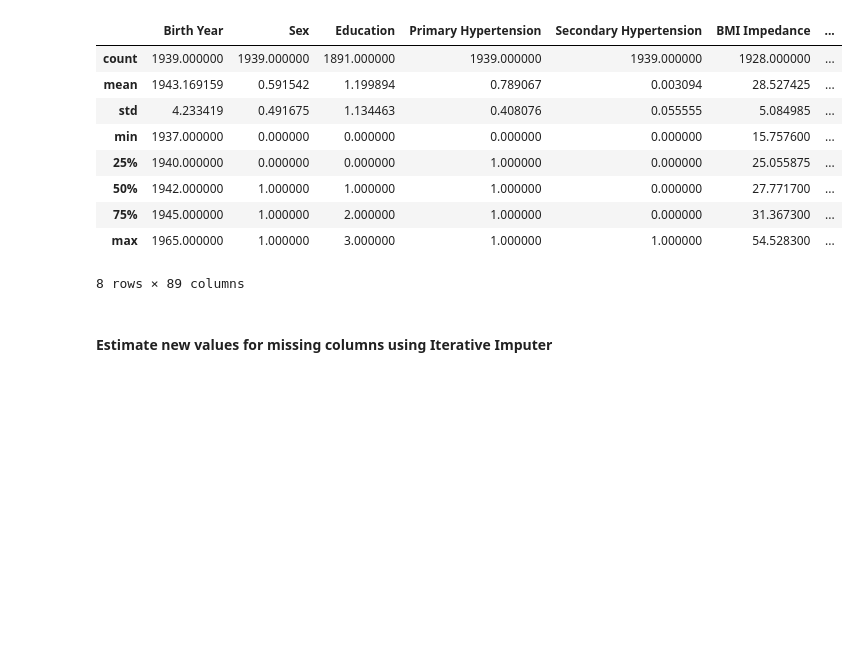
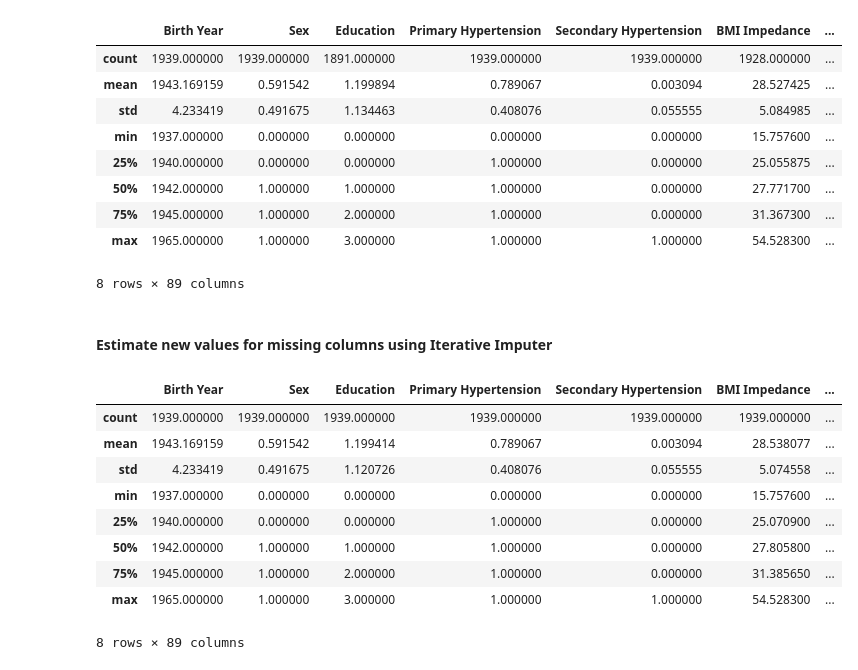
Before and after one commit to Miker2808/MTA-VascularDementiaPredictor, a Jupyter notebook: postporcess_diagnosed.ipynb, the cells around one changed output. Cells and saved outputs as stored; diff of their text form; code cells hidden in the pictures; blank space fills up the shorter version.

```diff
--- a/postporcess_diagnosed.ipynb
+++ b/postporcess_diagnosed.ipynb
@@ -120,20 +120,19 @@ import time
 # %%
 df = pd.read_csv("diagnosed_processed.csv")
 
-# Note: runtime is ~30min with 6 threads, the constraint is memory.
-
-start_time = time.time()
-
-estimator = RandomForestRegressor(
-    n_estimators=50,
-    max_depth = 15,
-    n_jobs = -1 # use all available threads
-)
-
-imputer = IterativeImputer(estimator=estimator, max_iter=20)
+imputer = IterativeImputer(max_iter=50)
 df_imputed = pd.DataFrame(imputer.fit_transform(df), columns=df.columns)
-
-print(f"Code execution time: {(time.time() - start_time):.4f} seconds")
 
 df_imputed.to_csv("diagnosed_imputed.csv", index=False)
 df_imputed.describe()
+# %% [output]
+|  | Birth Year | Sex | Education | Primary Hypertension | Secondary Hypertension | BMI Impedance | ... |
+| count | 1939.000000 | 1939.000000 | 1939.000000 | 1939.000000 | 1939.000000 | 1939.000000 | ... |
+| mean | 1943.169159 | 0.591542 | 1.199414 | 0.789067 | 0.003094 | 28.538077 | ... |
+| std | 4.233419 | 0.491675 | 1.120726 | 0.408076 | 0.055555 | 5.074558 | ... |
+| min | 1937.000000 | 0.000000 | 0.000000 | 0.000000 | 0.000000 | 15.757600 | ... |
+| 25% | 1940.000000 | 0.000000 | 0.000000 | 1.000000 | 0.000000 | 25.070900 | ... |
+| 50% | 1942.000000 | 1.000000 | 1.000000 | 1.000000 | 0.000000 | 27.805800 | ... |
+| 75% | 1945.000000 | 1.000000 | 2.000000 | 1.000000 | 0.000000 | 31.385650 | ... |
+| max | 1965.000000 | 1.000000 | 3.000000 | 1.000000 | 1.000000 | 54.528300 | ... |
+8 rows × 89 columns
```
Also changed, not shown: 2 other files.
